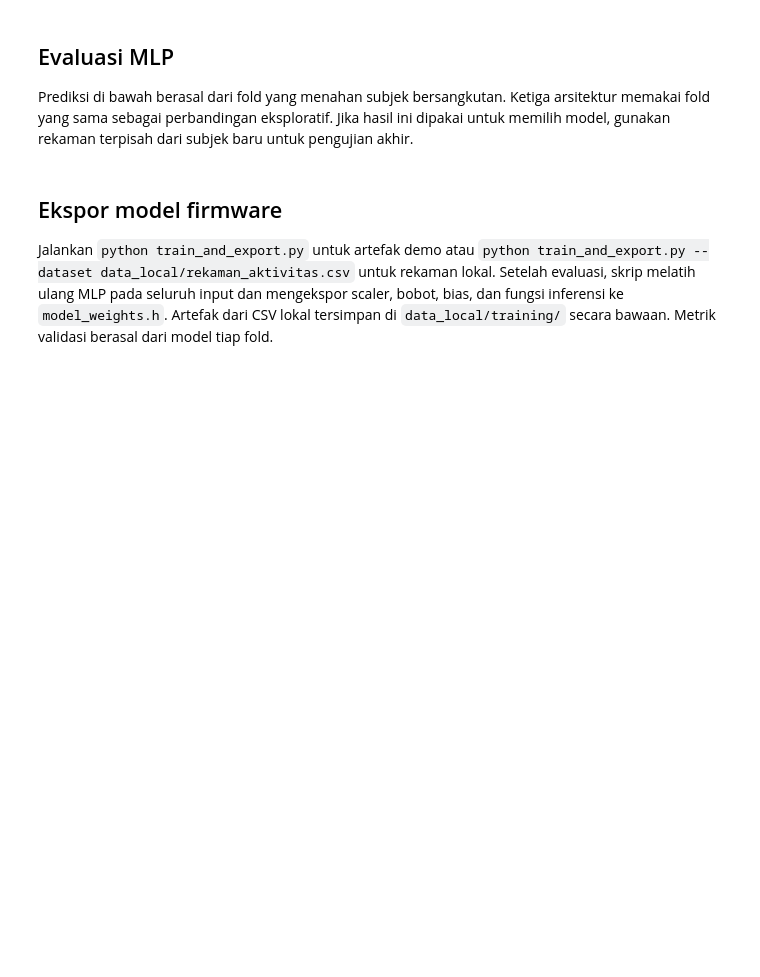
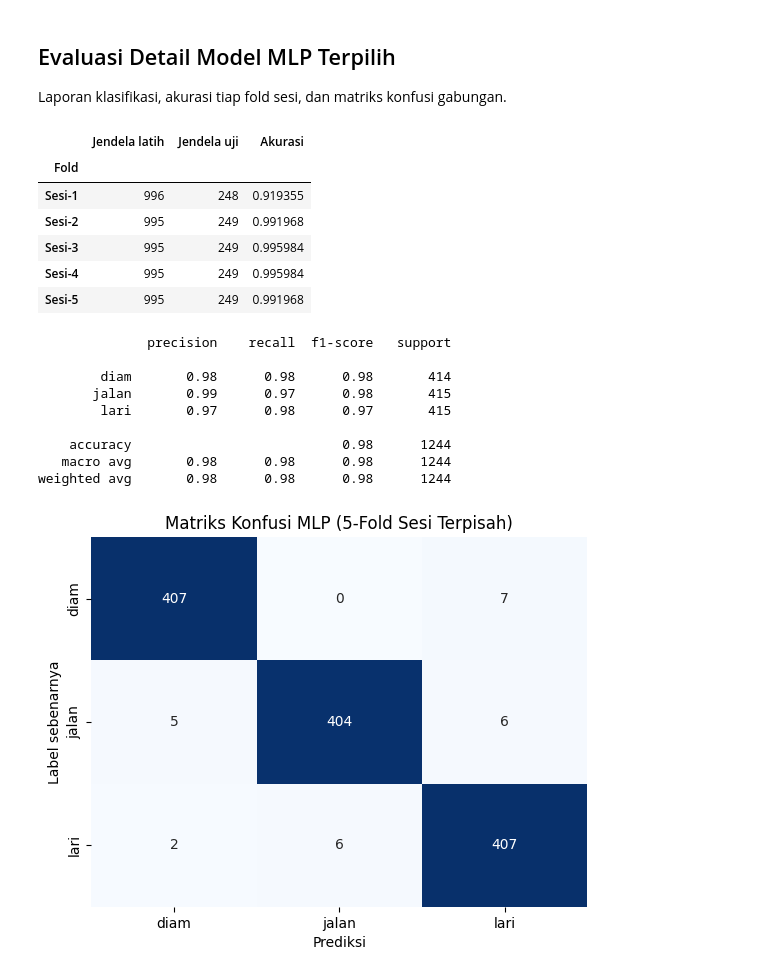
Before and after one commit to taritsats/ESP32-EdgeAI-HAR-MPU6050, a Jupyter notebook: Pelatihan_Model_Klasifikasi_Aktivitas_ESP32.ipynb, the cells around one changed output. Saved outputs shown, nothing was run; the diff lists cells and outputs as text; code cells hidden in the pictures; blank space fills up the shorter version.

```diff
--- a/Pelatihan_Model_Klasifikasi_Aktivitas_ESP32.ipynb
+++ b/Pelatihan_Model_Klasifikasi_Aktivitas_ESP32.ipynb
@@ -32,7 +68,7 @@ set latih di setiap fold.
 # %%
-folds = list(subject_folds(data))
+folds = list(evaluation_folds(data))
 models = {
-    "MLP": make_mlp,
+    "MLP (20-16-8-3)": make_mlp,
     "Decision tree": lambda: DecisionTreeClassifier(max_depth=5, random_state=42),
     "Random forest": lambda: RandomForestClassifier(n_estimators=30, max_depth=5, random_state=42),
 }
@@ -48,30 +90,35 @@ display(pd.DataFrame([
-# %% [markdown]
-## Evaluasi MLP
-
-Prediksi di bawah berasal dari fold yang menahan subjek bersangkutan. Ketiga
-arsitektur memakai fold yang sama sebagai perbandingan eksploratif. Jika
-hasil ini dipakai untuk memilih model, gunakan rekaman terpisah dari subjek
-baru untuk pengujian akhir.
+# %% [markdown]
+## Evaluasi Detail Model MLP Terpilih
+
+Laporan klasifikasi, akurasi tiap fold sesi, dan matriks konfusi gabungan.
 # %%
-scores, truth, predicted = results["MLP"]
+scores, truth, predicted = results["MLP (20-16-8-3)"]
 fold_scores = pd.DataFrame(
-    [score[1:] for score in scores], columns=["Jendela latih", "Jendela uji", "Akurasi"]
-)
-fold_scores.index = pd.RangeIndex(1, len(fold_scores) + 1, name="Fold")
+    scores, columns=["Fold", "Jendela latih", "Jendela uji", "Akurasi"]
+).set_index("Fold")
 display(fold_scores)
 print(classification_report(truth, predicted, labels=CLASS_IDS,
                             target_names=CLASSES, zero_division=0))
 ax = sns.heatmap(confusion_matrix(truth, predicted, labels=CLASS_IDS),
                  annot=True, fmt="d", cmap="Blues", cbar=False,
                  xticklabels=CLASSES, yticklabels=CLASSES)
-ax.set(xlabel="Prediksi", ylabel="Label sebenarnya", title="Matriks Konfusi MLP per Subjek")
+ax.set(xlabel="Prediksi", ylabel="Label sebenarnya", title="Matriks Konfusi MLP (5-Fold Sesi Terpisah)")
 plt.show()
+# %% [output]
+|  | Jendela latih | Jendela uji | Akurasi |
+| Fold |  |  |  |
+| Sesi-1 | 996 | 248 | 0.919355 |
+| Sesi-2 | 995 | 249 | 0.991968 |
+| Sesi-3 | 995 | 249 | 0.995984 |
+| Sesi-4 | 995 | 249 | 0.995984 |
+| Sesi-5 | 995 | 249 | 0.991968 |
+              precision    recall  f1-score   support
+
+        diam       0.98      0.98      0.98       414
+       jalan       0.99      0.97      0.98       415
+        lari       0.97      0.98      0.97       415
+
+    accuracy                           0.98      1244
+   macro avg       0.98      0.98      0.98      1244
+weighted avg       0.98      0.98      0.98      1244
+[figure, added]
-# %% [markdown]
-## Ekspor model firmware
-
-Jalankan `python train_and_export.py` untuk artefak demo atau
-`python train_and_export.py --dataset data_local/rekaman_aktivitas.csv` untuk
-rekaman lokal. Setelah evaluasi, skrip melatih ulang MLP pada seluruh input
-dan mengekspor scaler, bobot, bias, dan fungsi inferensi ke `model_weights.h`.
-Artefak dari CSV lokal tersimpan di `data_local/training/` secara bawaan.
-Metrik validasi berasal dari model tiap fold.
```
Also changed, not shown: parts of 10 cells of this notebook, 8 other files.
